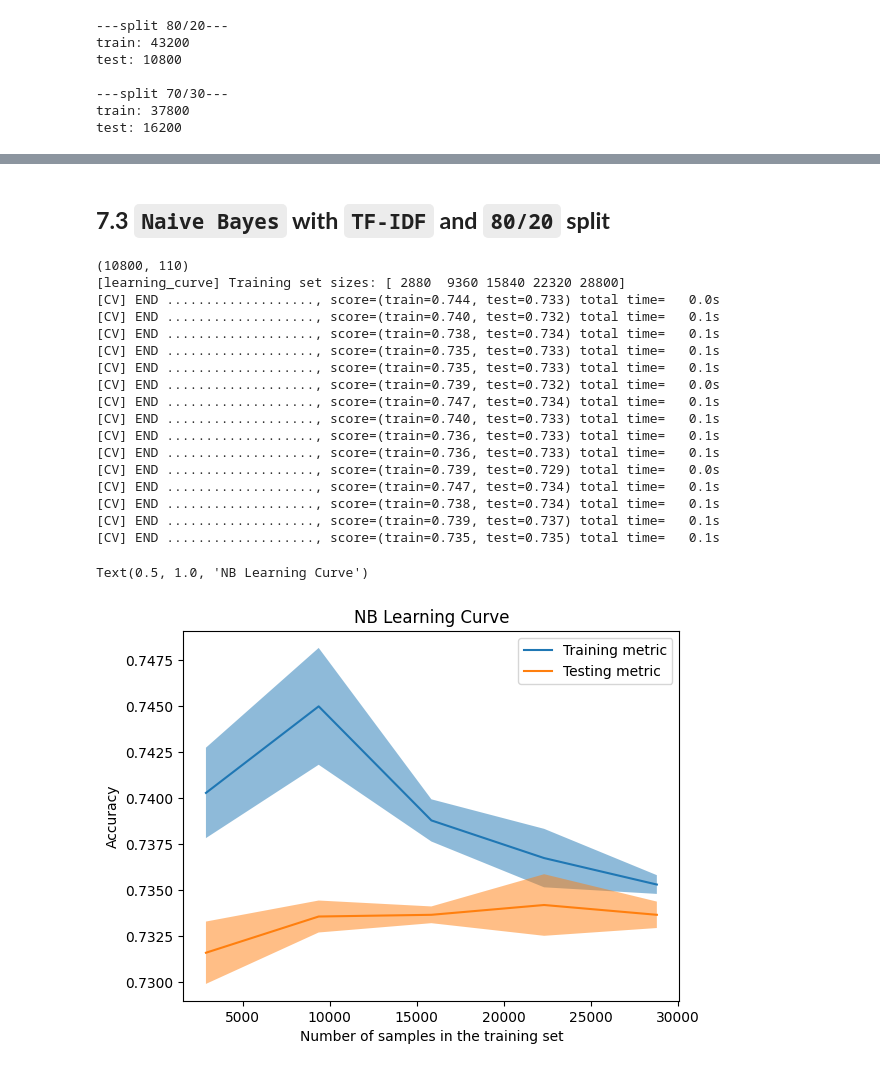
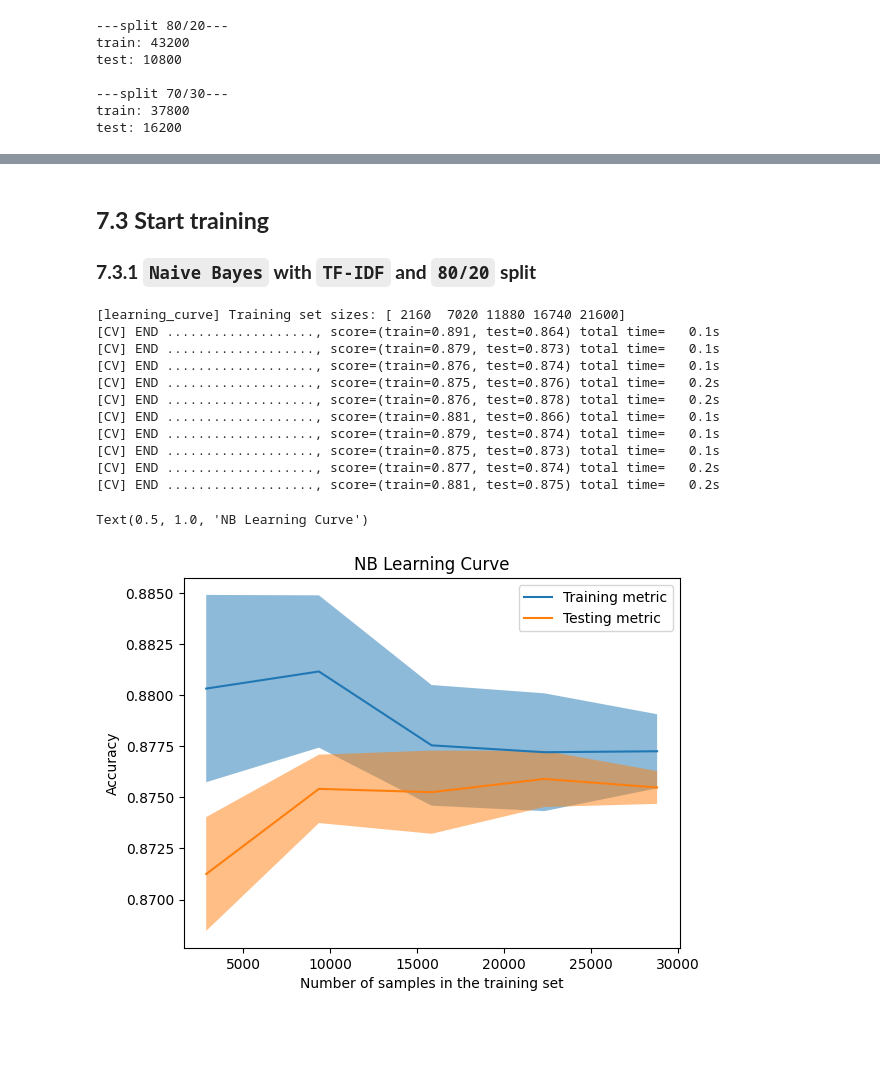
Before and after one commit to sayid-alt/simcity-reviews-sentiment-analysis, a Jupyter notebook: notebook.ipynb, the cells around one changed output, grey strips where cells are left out. Cells and saved outputs as stored; diff of their text form; code cells hidden in the pictures; blank space fills up the shorter version.

```diff
--- a/notebook.ipynb
+++ b/notebook.ipynb
@@ -290,7 +296,7 @@ def slangwords_fixer(content):
     content_fixed = ' '.join(words_fixed)
 
     # replace wkwkw to ketawa for more flexibelity
-    content_fixed = re.sub(r'\b[wk]+\b', 'ketawa', content)
+    content_fixed = re.sub(r'\b[wk]+\b', 'ketawa', content_fixed)
 
     return content_fixed
 # %%
@@ -359,0 +366,12 @@ barangnya mahal sulit dapet simleonnya udah gitu harga jalanannya mahal banget b
+# %%
+def preprocessed_pipeline(content):
+    content = cleaning_content(content)
+    content = casefolding(content)
+    content = slangwords_fixer(content)
+    content = tokenize(content)
+    content = filter_stopwords(content)
+    content = to_sentence(content)
+    return content
+
+content = 'Apalah daya saya      tidak      bisa wkwkwkwkwkkw abis makan 3 kali sehari, #berusaha 3/2 per makan wtb siang cuman 3000 @berusaha'
+preprocessed_pipeline(content)
@@ -583,14 +615,12 @@ As we've planned before that the combination of models perference that we will u
 # %% [markdown]
 ## **7.1 Split Data**
 # %%
-X = df_labeled['text_preprocessed']
-y = df_labeled['labels']
 
-X_train_80, X_test_20, y_train_80, y_test_20 = train_test_split(X, y,
+X_train_80, X_test_20, y_train_80, y_test_20 = train_test_split(X_tfidf, y,
                                                                  test_size=0.2,
                                                                  stratify=y, random_state=42)
 
-X_train_70, X_test_30, y_train_70, y_test_30 = train_test_split(X, y,
+X_train_70, X_test_30, y_train_70, y_test_30 = train_test_split(X_tfidf, y,
                                                                test_size=0.3,
                                                                stratify=y,
                                                                random_state=42)
@@ -620,46 +638,29 @@ def w2v_model(X):
 # %% [markdown]
-## **7.3 `Naive Bayes` with `TF-IDF` and `80/20` split**
+## **7.3 Start training**
+
+### **7.3.1 `Naive Bayes` with `TF-IDF` and `80/20` split**
 # %%
-from sklearn.model_selection import LearningCurveDisplay, learning_curve
-nb = MultinomialNB()
+from sklearn.model_selection import LearningCurveDisplay, learning_curve, StratifiedKFold
 
-X_train_tfidf = tfidf_vector(X_train_80)
-X_test_tfidf = tfidf_vector(X_test_20)
+nb = BernoulliNB()
+train_size_nb, train_score_nb, test_score_nb = learning_curve(nb,
+                                                              X=X_train_80, y=y_train_80,
+                                                              cv=2, verbose=3,scoring='accuracy')
 
-print(X_test_tfidf.shape)
-
-nb.fit(X_train_tfidf, y_train_80)
-
-y_pred_train_nb = nb.predict(X_train_tfidf)
-y_pred_test_nb = nb.predict(X_test_tfidf)
-
-accuracy_train_nb = accuracy_score(y_pred_train_nb, y_train_80)
-accurcay_test_nb = accuracy_score(y_pred_test_nb, y_test_20)
-
-train_size_nb, train_score_nb, test_score_nb = learning_curve(nb,
-                                                              X=X_train_tfidf, y=y_train_80,
-                                                              cv=3, verbose=3)
-
-LearningCurveDisplay.from_estimator(nb, X=X_train_tfidf, y=y_train_80, cv=3,
+LearningCurveDisplay.from_estimator(nb, X=X_train_80, y=y_train_80, cv=3,
                                     score_type='both', score_name="Accuracy")
 plt.title('NB Learning Curve')
 # %% [output]
-(10800, 110)
-[learning_curve] Training set sizes: [ 2880  9360 15840 22320 28800]
-[CV] END ..................., score=(train=0.744, test=0.733) total time=   0.0s
-[CV] END ..................., score=(train=0.740, test=0.732) total time=   0.1s
-[CV] END ..................., score=(train=0.738, test=0.734) total time=   0.1s
-[CV] END ..................., score=(train=0.735, test=0.733) total time=   0.1s
-[CV] END ..................., score=(train=0.735, test=0.733) total time=   0.1s
-[CV] END ..................., score=(train=0.739, test=0.732) total time=   0.0s
-[CV] END ..................., score=(train=0.747, test=0.734) total time=   0.1s
-[CV] END ..................., score=(train=0.740, test=0.733) total time=   0.1s
-[CV] END ..................., score=(train=0.736, test=0.733) total time=   0.1s
-[CV] END ..................., score=(train=0.736, test=0.733) total time=   0.1s
-[CV] END ..................., score=(train=0.739, test=0.729) total time=   0.0s
-[CV] END ..................., score=(train=0.747, test=0.734) total time=   0.1s
-[CV] END ..................., score=(train=0.738, test=0.734) total time=   0.1s
-[CV] END ..................., score=(train=0.739, test=0.737) total time=   0.1s
-[CV] END ..................., score=(train=0.735, test=0.735) total time=   0.1s
+[learning_curve] Training set sizes: [ 2160  7020 11880 16740 21600]
+[CV] END ..................., score=(train=0.891, test=0.864) total time=   0.1s
+[CV] END ..................., score=(train=0.879, test=0.873) total time=   0.1s
+[CV] END ..................., score=(train=0.876, test=0.874) total time=   0.1s
+[CV] END ..................., score=(train=0.875, test=0.876) total time=   0.2s
+[CV] END ..................., score=(train=0.876, test=0.878) total time=   0.2s
+[CV] END ..................., score=(train=0.881, test=0.866) total time=   0.1s
+[CV] END ..................., score=(train=0.879, test=0.874) total time=   0.1s
+[CV] END ..................., score=(train=0.875, test=0.873) total time=   0.1s
+[CV] END ..................., score=(train=0.877, test=0.874) total time=   0.2s
+[CV] END ..................., score=(train=0.881, test=0.875) total time=   0.2s
 Text(0.5, 1.0, 'NB Learning Curve')
-[figure, old version]
+[figure, new version]
```
Also changed, not shown: parts of 23 cells of this notebook.
